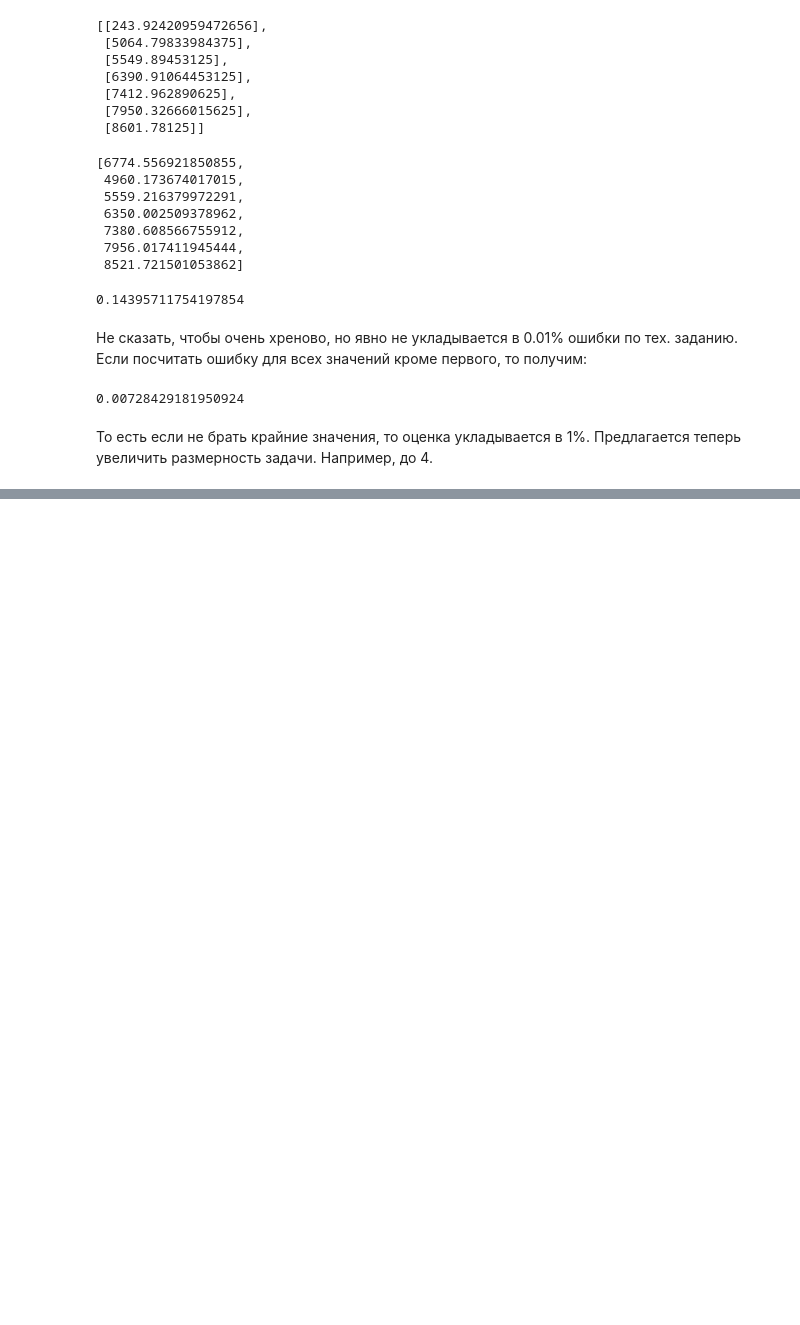
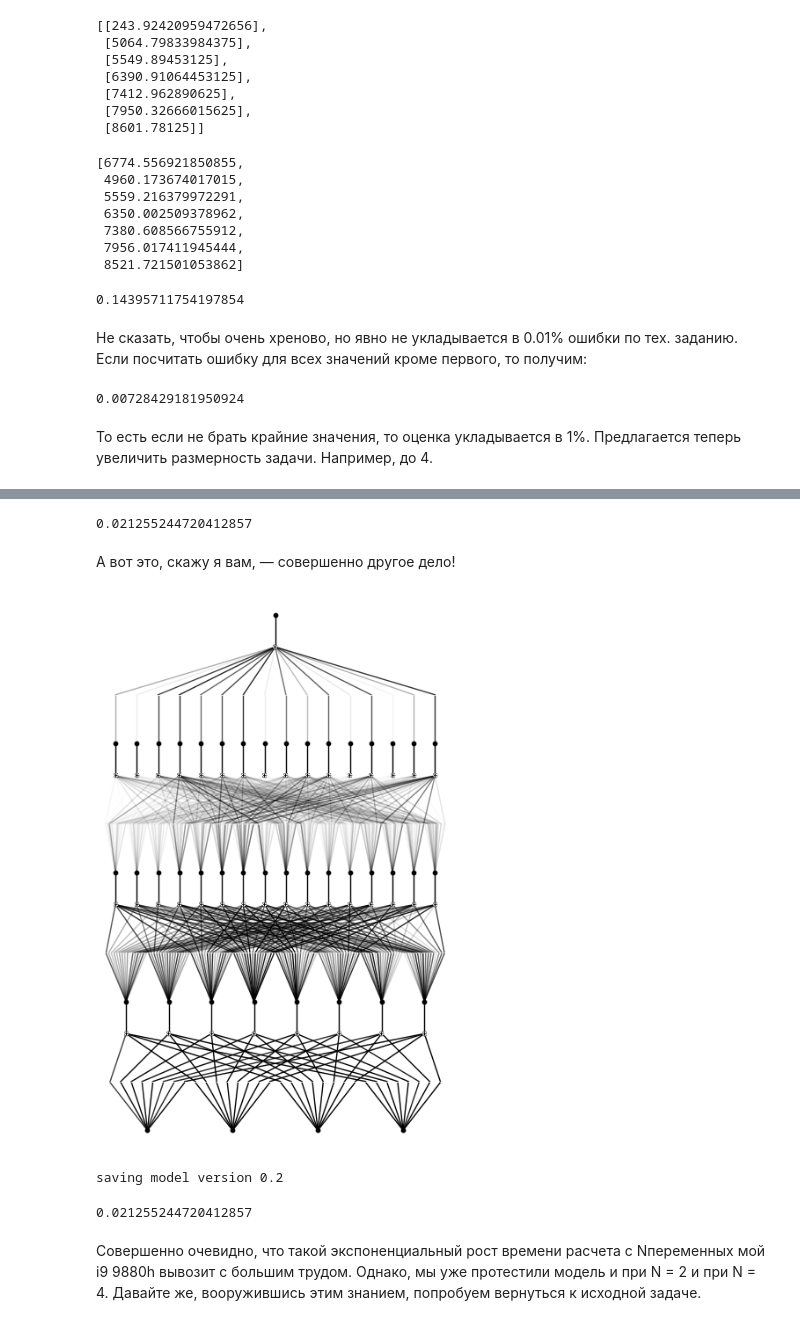
Before and after one commit to sawysockii/Pytorch-KAN-study, a Jupyter notebook: pytorch_KAN.ipynb, the cells around one changed output, grey strips where cells are left out. Cells and saved outputs as stored; diff of their text form; code cells hidden in the pictures; blank space fills up the shorter version.

```diff
--- a/pytorch_KAN.ipynb
+++ b/pytorch_KAN.ipynb
@@ -912,0 +902,31 @@ optimizer = torch.optim.SGD(params=model.parameters(), lr=0.001)
+# %%
+count = 8
+sec_p_day = 24 * 60 * 60
+
+d_ = np.linspace(0.08, 0.47, count)
+wc_ = np.linspace(0.05, 0.9, count)
+delta_qg_ = np.linspace(50, 950, count) / sec_p_day
+q0_ = np.linspace(50, 650, count) / sec_p_day
+
+constants = {'T' : 50,
+            'rho0' : 840.,
+            'rhog' : 700.,
+            'muo' : 0.07575,
+            'epsilon' : 0.000015,
+            'sigmao' : 0.02,
+            'theta' : 90,
+            'rs' : 20,
+            'p' : 1,
+            }
+
+iters_count = count ** 4
+DP_DZ_dict = []
+validation_data = []
+with tqdm(total=iters_count) as pbar:
+    for d_i, wc_i, delta_qg_i, q0_i in itertools.product(d_, wc_, delta_qg_, q0_):
+        pbar.update(1)
+        mode, grav, fric, hl, ll = calc_DP_DZ(**constants, wc = wc_i, d = d_i, delta_qg = delta_qg_i, q0 = q0_i)
+        if (grav > 0 and fric > 0 and hl > ll) and (mode == 0 or mode == 1):
+            DP_DZ = grav + fric
+            DP_DZ_dict.append(DP_DZ)
+            validation_data.append({'d' : d_i, 'wc' : wc_i, 'delta' : delta_qg_i * 1e2, 'q' : q0_i * 1e2})
@@ -912,0 +1035,3 @@ optimizer = torch.optim.SGD(params=model.parameters(), lr=0.001)
+# %%
+model = KAN([4,8,16,16,1], grid=10, k=5, seed=0)
+model.fit(dataset, steps = 20)
@@ -912,0 +1090,21 @@ optimizer = torch.optim.SGD(params=model.parameters(), lr=0.001)
+# %%
+KAN_results = model(torch.tensor(np.float32(pd.DataFrame(validation_data).values))) * 1e4
+skm.mean_absolute_percentage_error(DP_DZ_dict, KAN_results.tolist())
+# %% [output]
+0.021255244720412857
+# %% [markdown]
+А вот это, скажу я вам, — совершенно другое дело!
+# %%
+model.plot()
+# %% [output]
+[figure, added]
+# %%
+model = model.prune_node(threshold=1e-2)
+KAN_results = model(torch.tensor(np.float32(pd.DataFrame(validation_data).values))) * 1e4
+skm.mean_absolute_percentage_error(DP_DZ_dict, KAN_results.tolist())
+# %% [output]
+saving model version 0.2
+0.021255244720412857
+# %% [markdown]
+Совершенно очевидно, что такой экспоненциальный рост времени расчета с Nпеременных мой i9 9880h вывозит с большим трудом. Однако, мы уже протестили модель и при N = 2 и при N = 4.
+Давайте же, вооружившись этим знанием, попробуем вернуться к исходной задаче.
```
Also changed, not shown: parts of 44 cells of this notebook.
